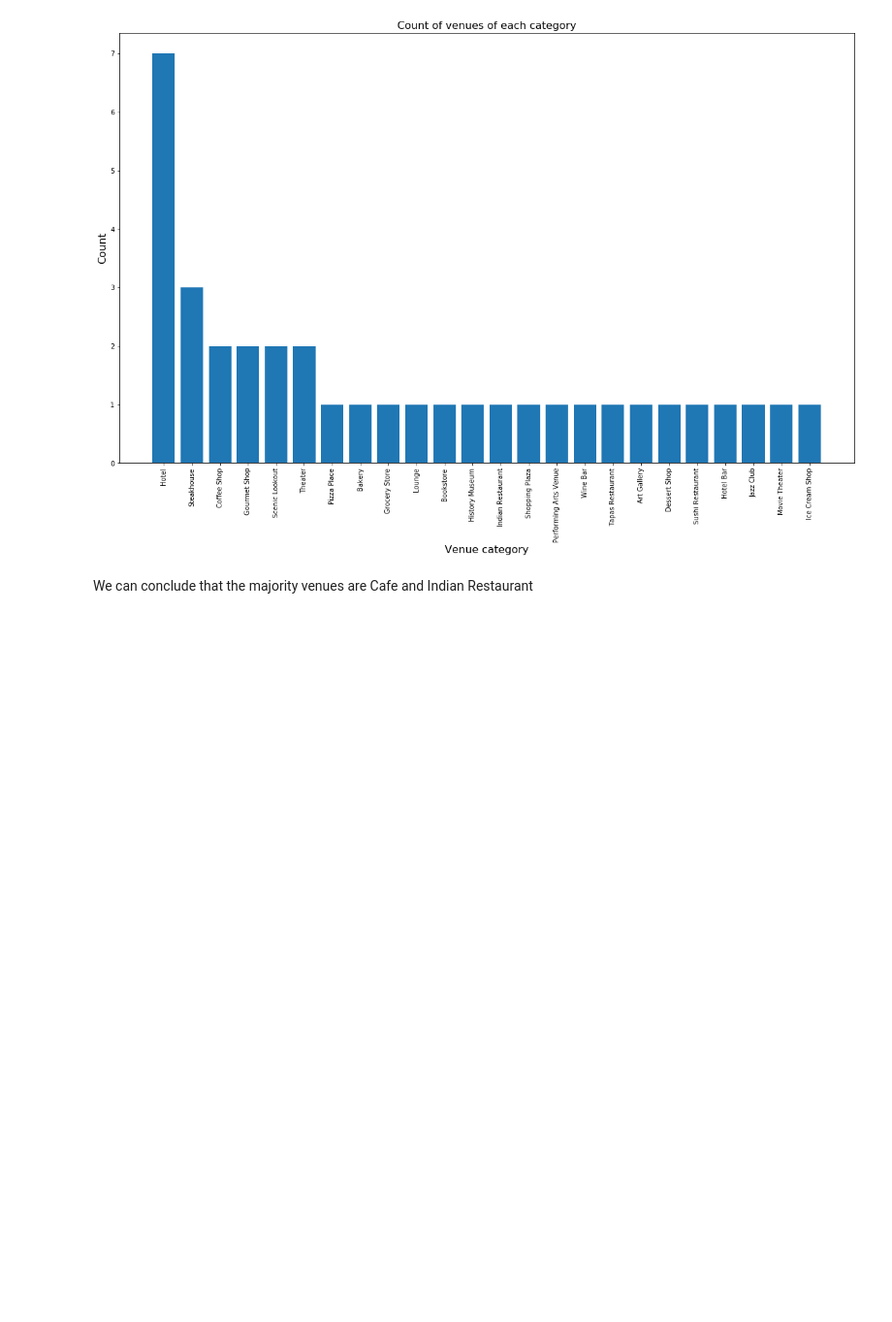
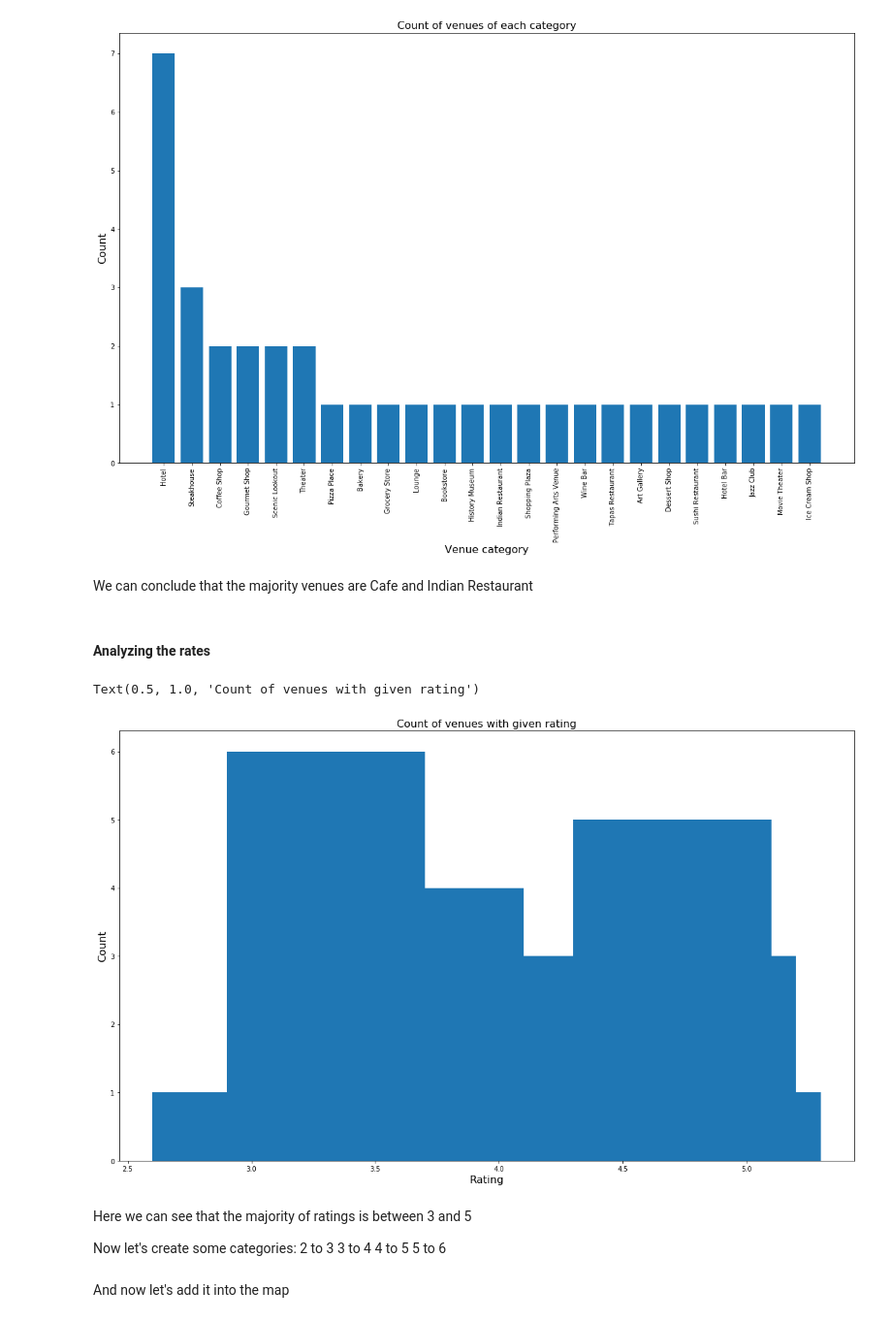
Before and after one commit to rogeriohultmannf/Coursera_Capstone, a Jupyter notebook: Capston Project - The Battle of Neighbor.ipynb, the cells around one changed output. Shown at 97% size. Drawn from its saved outputs; the diff is of its cells as text; code cells hidden in the pictures; blank space fills up the shorter version.

```diff
--- a/Capston Project - The Battle of Neighbor.ipynb
+++ b/Capston Project - The Battle of Neighbor.ipynb
@@ -265,3 +266,24 @@ plt.bar(venue_distribution.index, venue_distribution.values)
 [figure]
 # %% [markdown]
 We can conclude that the majority venues are Cafe and Indian Restaurant
+# %% [markdown]
+#### Analyzing the rates
+# %%
+selected_venues['rating'] = selected_venues['rating'].astype(float)
+rating = selected_venues['rating'].value_counts().sort_index()
+plt.figure(figsize = (20, 12))
+plt.bar(rating.index, rating.values)
+plt.xlabel("Rating", fontsize = 16)
+plt.ylabel("Count", fontsize = 16)
+plt.title("Count of venues with given rating", fontsize = 16)
+# %% [output]
+Text(0.5, 1.0, 'Count of venues with given rating')
+[figure, added]
+# %% [markdown]
+Here we can see that the majority of ratings is between 3 and 5
+
+Now let's create some categories:
+2 to 3
+3 to 4
+4 to 5
+5 to 6
@@ -267,0 +294,2 @@ We can conclude that the majority venues are Cafe and Indian Restaurant
+# %% [markdown]
+And now let's add it into the map
```
Also changed, not shown: parts of 13 cells of this notebook.
